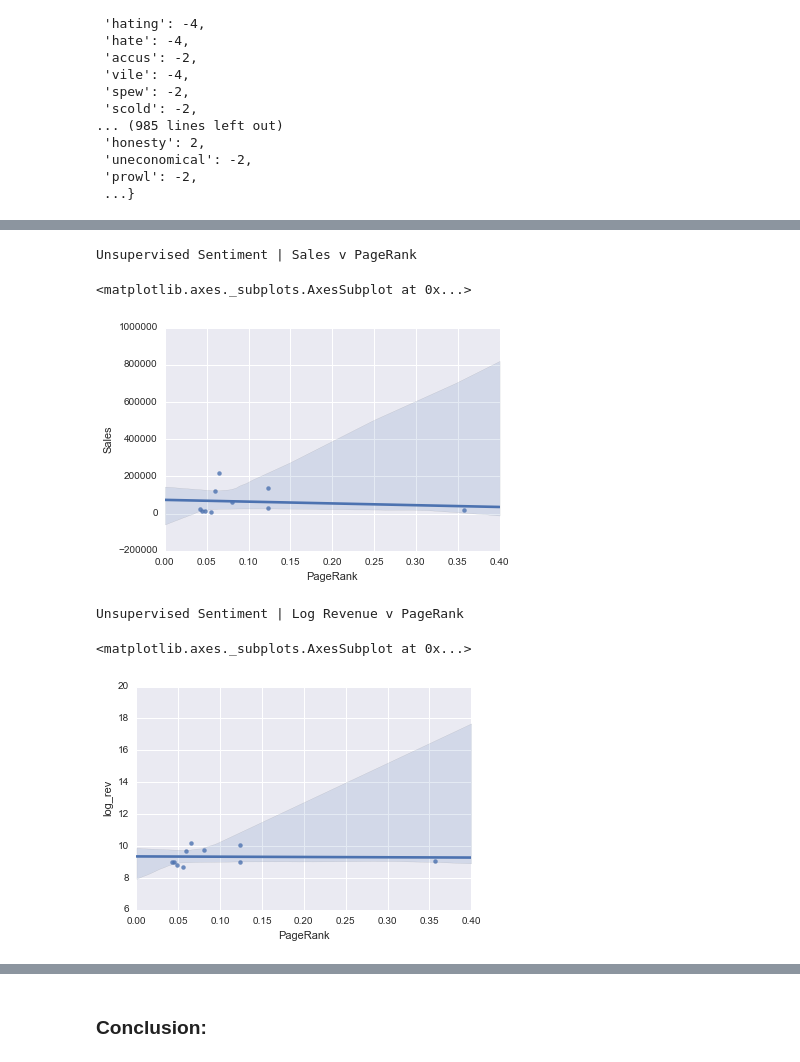
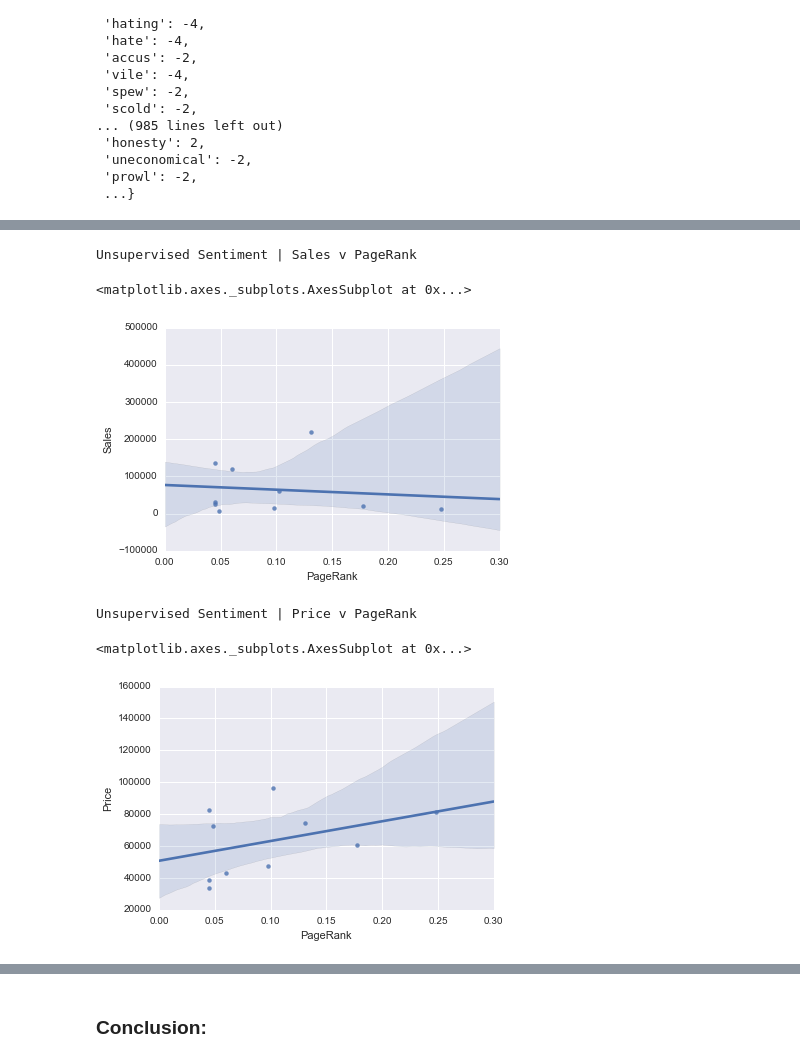
Before and after one commit to brbeckelman/MSBA-Class, a Jupyter notebook: Assignment3/Assignment 3.ipynb, the cells around one changed output, grey strips where cells are left out. Drawn from its saved outputs; the diff is of its cells as text; code cells hidden in the pictures.

Commit message:
Fixed Issue w/ Part C and reformatted summary plots

```diff
--- a/Assignment3/Assignment 3.ipynb
+++ b/Assignment3/Assignment 3.ipynb
@@ -230,4 +230,5 @@ for review in edmunds_list:
     i += 1
 # %%
 edmunds_scores = pd.DataFrame(edmunds_dict)
+edmunds_scores = edmunds_scores.replace({0: np.nan})
 edmunds_scores.head()
@@ -308,5 +316,10 @@ carPRscore = dict(pr)
 
 sales_corr = pd.DataFrame([carPRscore, CarSales]).T
 sales_corr.columns = ['PageRank', 'Sales']
+
+prices = {'3series':33450, '5series':60900, '7series':81500, 'A6':47600, 'A8':82500, 'ES':38900, 'LS':72520, 'RX':43020, 'Sclass':96600, 'XJ':74400}
+sales_corr['Price'] = prices.values()
+sales_corr['Revenue'] = sales_corr['Price']*sales_corr['Sales']
+
 sales_corr.corr()
 # %% [output]
@@ -326,23 +334,11 @@ sns.regplot(data = sales_corr, x = 'PageRank', y = 'Sales')
 # %% [output]
 Unsupervised Sentiment | Sales v PageRank
 <matplotlib.axes._subplots.AxesSubplot at 0x...>
-[figure, old version]
+[figure, new version]
-# %%
-prices = {'3series':33450, '5series':60900, '7series':81500, 'A6':47600, 'A8':82500, 'ES':38900, 'LS':72520, 'RX':43020, 'Sclass':96600, 'XJ':74400}
-sales_corr['prices'] = prices.values()
-sales_corr['revenue'] = sales_corr['prices']*sales_corr['Sales']
-# %%
-import math
-
-def get_log(row):
-    target = row['revenue']
-    return math.log10(target)
-
-sales_corr['log_rev'] = sales_corr.apply(lambda row: get_log(row),axis=1)
 # %%
-print 'Unsupervised Sentiment | Log Revenue v PageRank'
-sns.regplot(data = sales_corr, x = 'PageRank', y = 'log_rev')
+print 'Unsupervised Sentiment | Price v PageRank'
+sns.regplot(data = sales_corr, x = 'PageRank', y = 'Price')
 # %% [output]
-Unsupervised Sentiment | Log Revenue v PageRank
+Unsupervised Sentiment | Price v PageRank
 <matplotlib.axes._subplots.AxesSubplot at 0x...>
-[figure, old version]
+[figure, new version]
```
Also changed, not shown: parts of 7 cells of this notebook.
